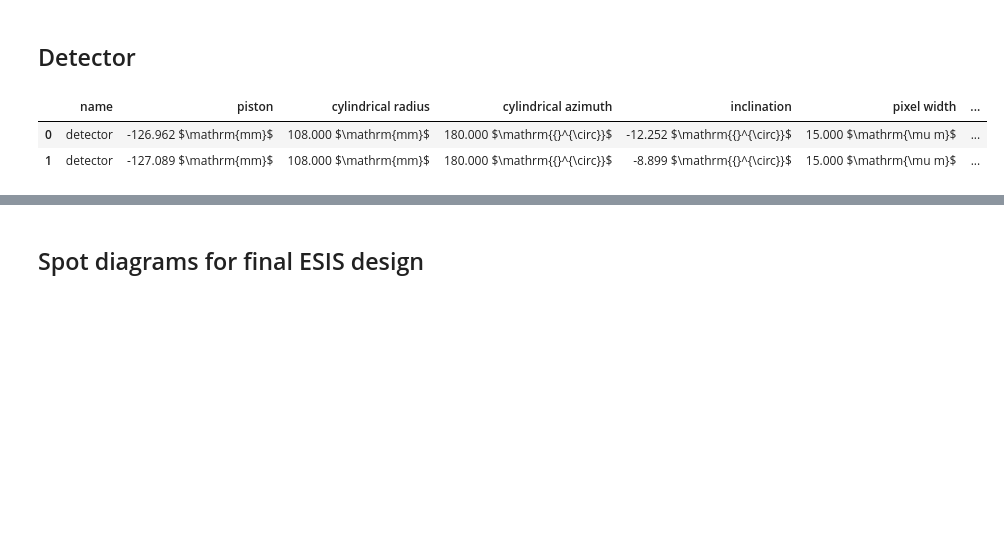
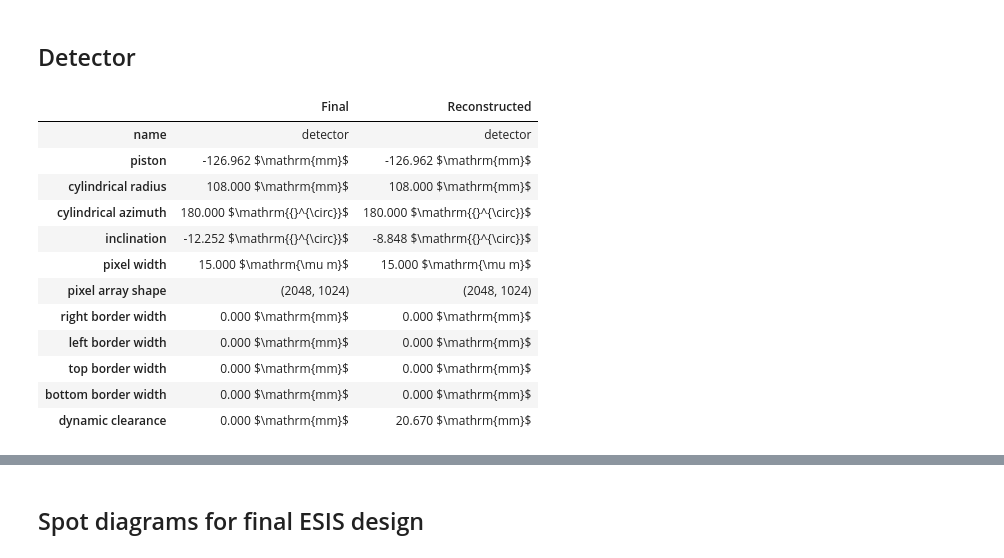
Before and after one commit to Kankelborg-Group/ESIS, a Jupyter notebook: esis/optics/reproduce_esis.ipynb, the cells around one changed output, grey strips where cells are left out. Saved outputs shown, nothing was run; the diff lists cells and outputs as text; code cells hidden in the pictures; blank space fills up the shorter version.

```diff
--- a/esis/optics/reproduce_esis.ipynb
+++ b/esis/optics/reproduce_esis.ipynb
@@ -19,10 +19,10 @@ import esis.optics
 
 warnings.filterwarnings('ignore')
 # %%
-pupil_samples = 21
-field_samples = 5
-
-esis_optics_small = esis.optics.design.final(pupil_samples=5, field_samples=5)
+pupil_samples = 100
+pupil_samples_small = 7
+field_samples = 7
+esis_optics_small = esis.optics.design.final(pupil_samples=pupil_samples_small, field_samples=field_samples)
 esis_optics = esis.optics.design.final(pupil_samples=pupil_samples, field_samples=field_samples)
 # %%
 new_esis_optics = esis.optics.design.final_from_poletto(
@@ -36,6 +36,10 @@ new_esis_optics_small = new_esis_optics.copy()
 new_esis_optics_small.pupil_samples = esis_optics_small.pupil_samples
 new_esis_optics_small.field_samples = esis_optics_small.field_samples
 new_esis_optics_small.update()
+# %%
+name_old = 'Final'
+name_new = 'Reconstructed'
+names = [name_old, name_new]
 # %% [markdown]
 ## Layout
 # %%
@@ -290,10 +322,22 @@ _ = axs_filter[1].set_title(name_new)
 # %% [markdown]
 ## Detector
 # %%
-pd.concat([c_old.detector.dataframe, c_new.detector.dataframe], ignore_index=True)
+table_det = pd.concat([c_old.detector.dataframe, c_new.detector.dataframe])
+table_det.index = names
+table_det.T
 # %% [output]
-|  | name | piston | cylindrical radius | cylindrical azimuth | inclination | pixel width | ... |
-| 0 | detector | -126.962 $\mathrm{mm}$ | 108.000 $\mathrm{mm}$ | 180.000 $\mathrm{{}^{\circ}}$ | -12.252 $\mathrm{{}^{\circ}}$ | 15.000 $\mathrm{\mu m}$ | ... |
-| 1 | detector | -127.089 $\mathrm{mm}$ | 108.000 $\mathrm{mm}$ | 180.000 $\mathrm{{}^{\circ}}$ | -8.899 $\mathrm{{}^{\circ}}$ | 15.000 $\mathrm{\mu m}$ | ... |
+|  | Final | Reconstructed |
+| name | detector | detector |
+| piston | -126.962 $\mathrm{mm}$ | -126.962 $\mathrm{mm}$ |
+| cylindrical radius | 108.000 $\mathrm{mm}$ | 108.000 $\mathrm{mm}$ |
+| cylindrical azimuth | 180.000 $\mathrm{{}^{\circ}}$ | 180.000 $\mathrm{{}^{\circ}}$ |
+| inclination | -12.252 $\mathrm{{}^{\circ}}$ | -8.848 $\mathrm{{}^{\circ}}$ |
+| pixel width | 15.000 $\mathrm{\mu m}$ | 15.000 $\mathrm{\mu m}$ |
+| pixel array shape | (2048, 1024) | (2048, 1024) |
+| right border width | 0.000 $\mathrm{mm}$ | 0.000 $\mathrm{mm}$ |
+| left border width | 0.000 $\mathrm{mm}$ | 0.000 $\mathrm{mm}$ |
+| top border width | 0.000 $\mathrm{mm}$ | 0.000 $\mathrm{mm}$ |
+| bottom border width | 0.000 $\mathrm{mm}$ | 0.000 $\mathrm{mm}$ |
+| dynamic clearance | 0.000 $\mathrm{mm}$ | 20.670 $\mathrm{mm}$ |
 # %%
 fig_detector, axs_detector = plt.subplots(ncols=2, figsize=(7.5, 3), constrained_layout=True)
```
Also changed, not shown: parts of 17 cells of this notebook, 6 other files.
